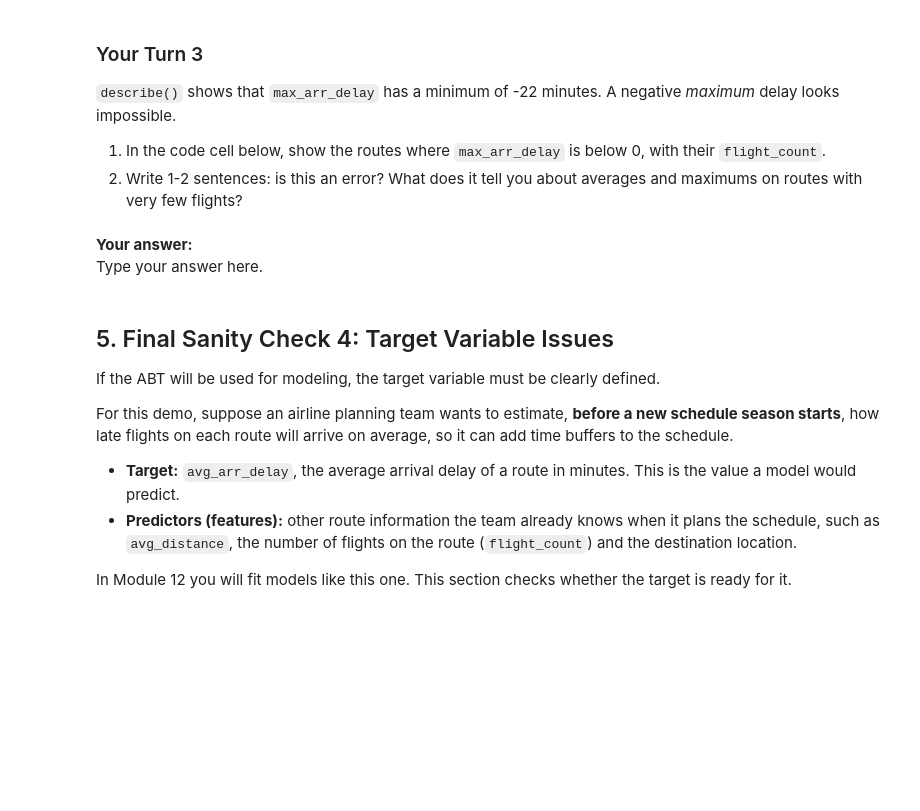
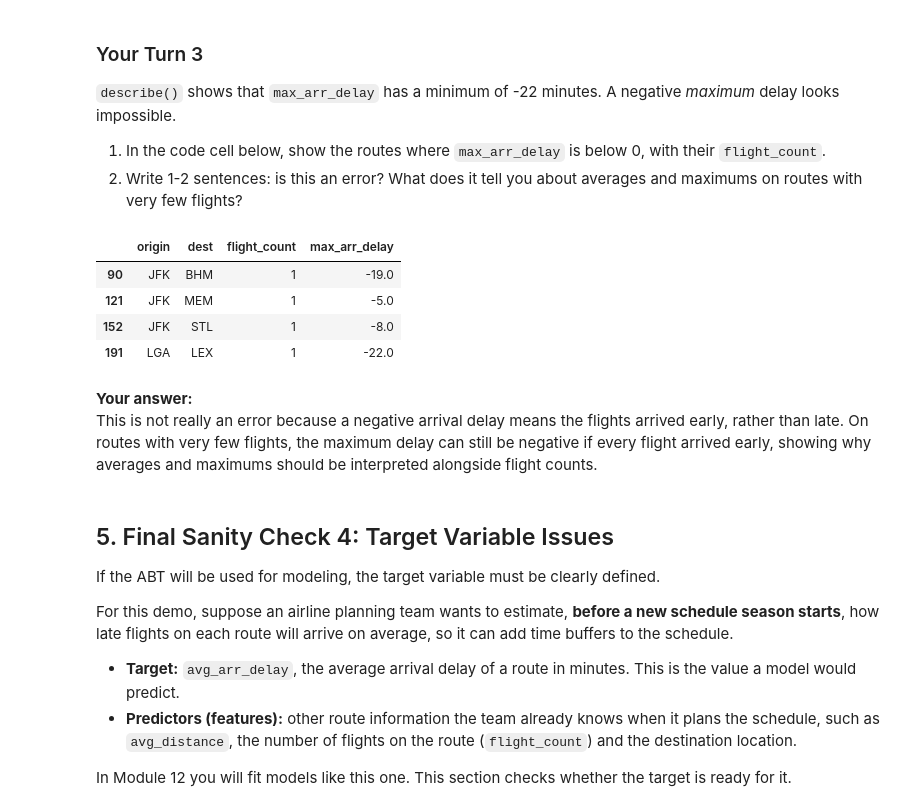
Before and after one commit to cassandrakgomez/ban6003-week-11-cassandragomez, a Jupyter notebook: notebooks/module11_abt_documentation_guided_lab.ipynb, the cells around one changed output. Saved outputs shown, nothing was run; the diff lists cells and outputs as text; code cells hidden in the pictures; blank space fills up the shorter version.

```diff
--- a/notebooks/module11_abt_documentation_guided_lab.ipynb
+++ b/notebooks/module11_abt_documentation_guided_lab.ipynb
@@ -243,10 +330,17 @@ Extreme values do not automatically mean errors. They may be real business signa
 # %%
 # Your Turn 3
 # Show the routes with a negative max_arr_delay and their flight_count.
 # Hint: filter route_abt with a Boolean condition, then select a few columns.
+route_abt[route_abt["max_arr_delay"] < 0][["origin", "dest", "flight_count", "max_arr_delay"]]
+# %% [output]
+|  | origin | dest | flight_count | max_arr_delay |
+| 90 | JFK | BHM | 1 | -19.0 |
+| 121 | JFK | MEM | 1 | -5.0 |
+| 152 | JFK | STL | 1 | -8.0 |
+| 191 | LGA | LEX | 1 | -22.0 |
 # %% [markdown]
 **Your answer:**
-Type your answer here.
+This is not really an error because a negative arrival delay means the flights arrived early, rather than late. On routes with very few flights, the maximum delay can still be negative if every flight arrived early, showing why averages and maximums should be interpreted alongside flight counts.
 # %% [markdown]
 ## 5. Final Sanity Check 4: Target Variable Issues
 
```
Also changed, not shown: parts of 23 cells of this notebook.
